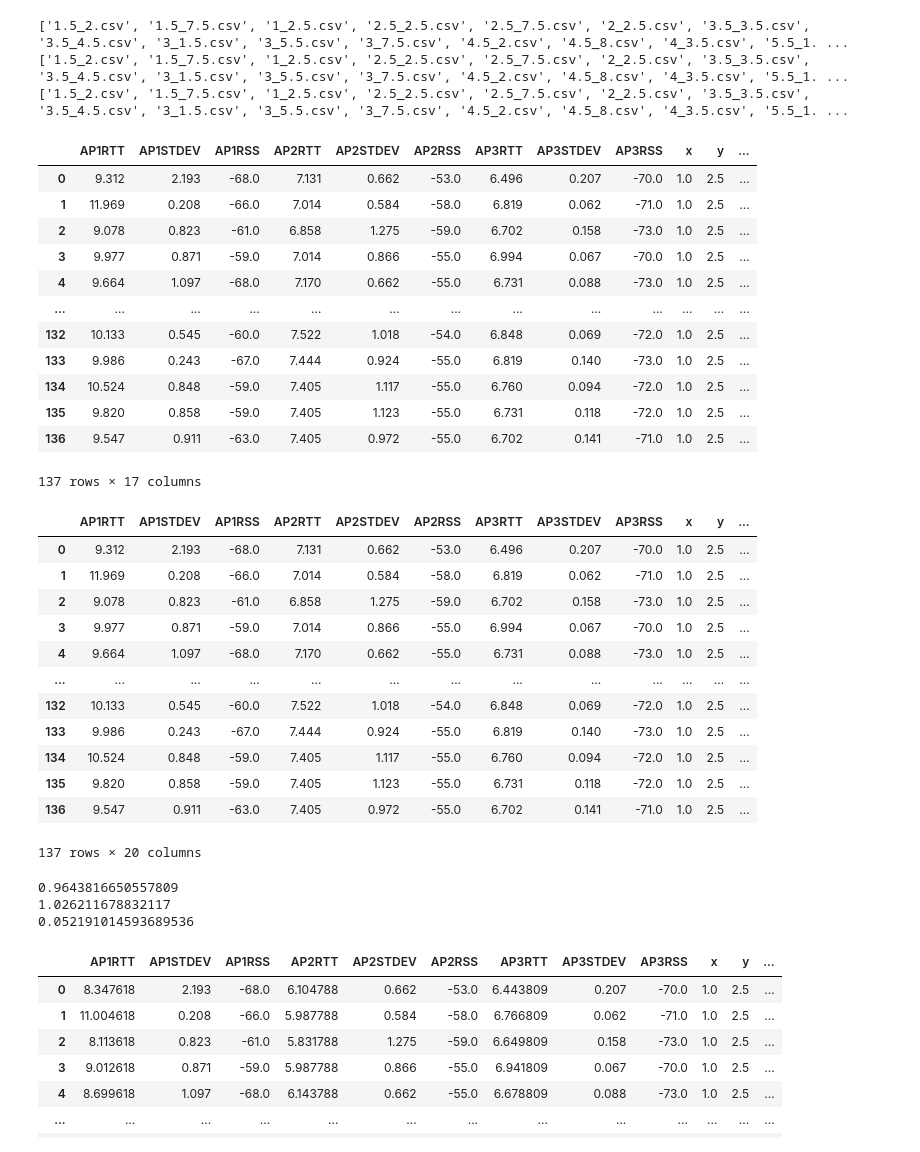
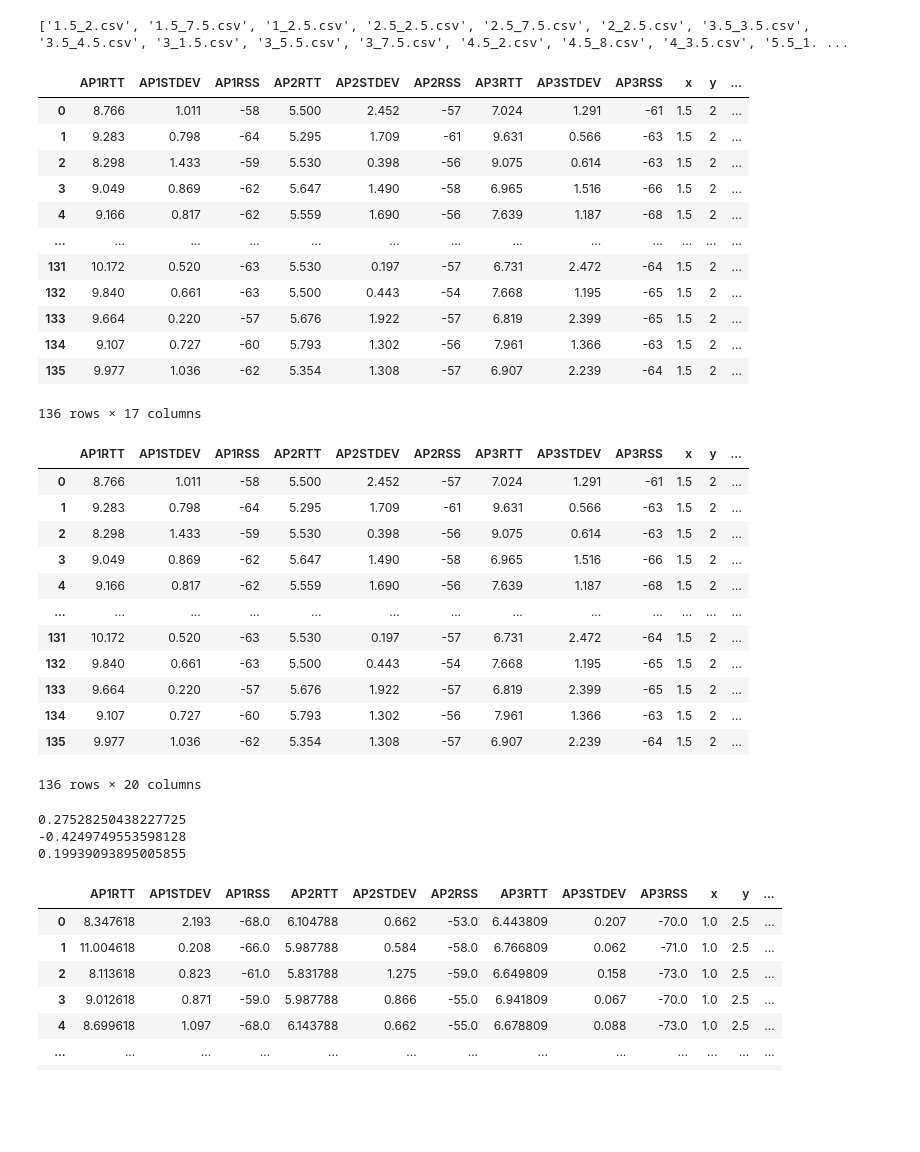
Before and after one commit to ranalila98/RTT-FIngerprinting-with-offset, a Jupyter notebook: RTT-Fingerprinting with offset/offset_updated_data.ipynb, the cells around one changed output. Cells and saved outputs as stored; diff of their text form; code cells hidden in the pictures; blank space fills up the shorter version.

```diff
--- a/RTT-Fingerprinting with offset/offset_updated_data.ipynb
+++ b/RTT-Fingerprinting with offset/offset_updated_data.ipynb
@@ -26,47 +26,45 @@ from sklearn.metrics import r2_score
 # df
 # %%
 #it is for offset code for random test data
-actual_co_ordinate = (1,2.5)
+actual_co_ordinate = (1.5,2)
 
 # Set the path to the folder containing the dataset
 data_folder = r'C:\Users\LILA\Desktop\RTT-FIngerprinting-with-offset\RTT-Fingerprinting with offset\Dataset\Random_test_data\raw'
 
 # Loop through each CSV file in the folder and read it into a DataFrame
 for file_name in os.listdir(data_folder):
      print(os.listdir(data_folder))
      if file_name.endswith('.csv'): # Check if the file is a CSV file
         file_parts = file_name[:-4].split('_') # Remove the '.csv' extension and split the filename
         if len(file_parts) < 2: # Check if there are at least two parts in the filename
             continue # Skip the file if there are not enough parts
         x, y = float(file_parts[0]), float(file_parts[1]) # Convert the two parts to floats
         if (x, y) == actual_co_ordinate: # Check if the coordinates match
             file_path = os.path.join(data_folder, file_name)
             df = pd.read_csv(file_path)
             break
 
 df = df.loc[:, ~df.columns.str.contains('^Unnamed')]
 
 # Drop rows with NaN values
 df.dropna(inplace=True)
 #print(df.head())  # Print the first 5 rows of the DataFrame
 df
 # %% [output]
 ['1.5_2.csv', '1.5_7.5.csv', '1_2.5.csv', '2.5_2.5.csv', '2.5_7.5.csv', '2_2.5.csv', '3.5_3.5.csv', '3.5_4.5.csv', '3_1.5.csv', '3_5.5.csv', '3_7.5.csv', '4.5_2.csv', '4.5_8.csv', '4_3.5.csv', '5.5_1. ...
-['1.5_2.csv', '1.5_7.5.csv', '1_2.5.csv', '2.5_2.5.csv', '2.5_7.5.csv', '2_2.5.csv', '3.5_3.5.csv', '3.5_4.5.csv', '3_1.5.csv', '3_5.5.csv', '3_7.5.csv', '4.5_2.csv', '4.5_8.csv', '4_3.5.csv', '5.5_1. ...
-['1.5_2.csv', '1.5_7.5.csv', '1_2.5.csv', '2.5_2.5.csv', '2.5_7.5.csv', '2_2.5.csv', '3.5_3.5.csv', '3.5_4.5.csv', '3_1.5.csv', '3_5.5.csv', '3_7.5.csv', '4.5_2.csv', '4.5_8.csv', '4_3.5.csv', '5.5_1. ...
 |  | AP1RTT | AP1STDEV | AP1RSS | AP2RTT | AP2STDEV | AP2RSS | AP3RTT | AP3STDEV | AP3RSS | x | y | ... |
-| 0 | 9.312 | 2.193 | -68.0 | 7.131 | 0.662 | -53.0 | 6.496 | 0.207 | -70.0 | 1.0 | 2.5 | ... |
-| 1 | 11.969 | 0.208 | -66.0 | 7.014 | 0.584 | -58.0 | 6.819 | 0.062 | -71.0 | 1.0 | 2.5 | ... |
-| 2 | 9.078 | 0.823 | -61.0 | 6.858 | 1.275 | -59.0 | 6.702 | 0.158 | -73.0 | 1.0 | 2.5 | ... |
-| 3 | 9.977 | 0.871 | -59.0 | 7.014 | 0.866 | -55.0 | 6.994 | 0.067 | -70.0 | 1.0 | 2.5 | ... |
-| 4 | 9.664 | 1.097 | -68.0 | 7.170 | 0.662 | -55.0 | 6.731 | 0.088 | -73.0 | 1.0 | 2.5 | ... |
+| 0 | 8.766 | 1.011 | -58 | 5.500 | 2.452 | -57 | 7.024 | 1.291 | -61 | 1.5 | 2 | ... |
+| 1 | 9.283 | 0.798 | -64 | 5.295 | 1.709 | -61 | 9.631 | 0.566 | -63 | 1.5 | 2 | ... |
+| 2 | 8.298 | 1.433 | -59 | 5.530 | 0.398 | -56 | 9.075 | 0.614 | -63 | 1.5 | 2 | ... |
+| 3 | 9.049 | 0.869 | -62 | 5.647 | 1.490 | -58 | 6.965 | 1.516 | -66 | 1.5 | 2 | ... |
+| 4 | 9.166 | 0.817 | -62 | 5.559 | 1.690 | -56 | 7.639 | 1.187 | -68 | 1.5 | 2 | ... |
 | ... | ... | ... | ... | ... | ... | ... | ... | ... | ... | ... | ... | ... |
-| 132 | 10.133 | 0.545 | -60.0 | 7.522 | 1.018 | -54.0 | 6.848 | 0.069 | -72.0 | 1.0 | 2.5 | ... |
-| 133 | 9.986 | 0.243 | -67.0 | 7.444 | 0.924 | -55.0 | 6.819 | 0.140 | -73.0 | 1.0 | 2.5 | ... |
-| 134 | 10.524 | 0.848 | -59.0 | 7.405 | 1.117 | -55.0 | 6.760 | 0.094 | -72.0 | 1.0 | 2.5 | ... |
-| 135 | 9.820 | 0.858 | -59.0 | 7.405 | 1.123 | -55.0 | 6.731 | 0.118 | -72.0 | 1.0 | 2.5 | ... |
-| 136 | 9.547 | 0.911 | -63.0 | 7.405 | 0.972 | -55.0 | 6.702 | 0.141 | -71.0 | 1.0 | 2.5 | ... |
+| 131 | 10.172 | 0.520 | -63 | 5.530 | 0.197 | -57 | 6.731 | 2.472 | -64 | 1.5 | 2 | ... |
+| 132 | 9.840 | 0.661 | -63 | 5.500 | 0.443 | -54 | 7.668 | 1.195 | -65 | 1.5 | 2 | ... |
+| 133 | 9.664 | 0.220 | -57 | 5.676 | 1.922 | -57 | 6.819 | 2.399 | -65 | 1.5 | 2 | ... |
+| 134 | 9.107 | 0.727 | -60 | 5.793 | 1.302 | -56 | 7.961 | 1.366 | -63 | 1.5 | 2 | ... |
+| 135 | 9.977 | 1.036 | -62 | 5.354 | 1.308 | -57 | 6.907 | 2.239 | -64 | 1.5 | 2 | ... |
-137 rows × 17 columns
+136 rows × 17 columns
 # %%
 # import pandas as pd
 
@@ -90,18 +88,18 @@ df['True_range3']=np.sqrt((df.x-df.x3)**2+(df.y-df.y3)**2)
 df
 # %% [output]
 |  | AP1RTT | AP1STDEV | AP1RSS | AP2RTT | AP2STDEV | AP2RSS | AP3RTT | AP3STDEV | AP3RSS | x | y | ... |
-| 0 | 9.312 | 2.193 | -68.0 | 7.131 | 0.662 | -53.0 | 6.496 | 0.207 | -70.0 | 1.0 | 2.5 | ... |
-| 1 | 11.969 | 0.208 | -66.0 | 7.014 | 0.584 | -58.0 | 6.819 | 0.062 | -71.0 | 1.0 | 2.5 | ... |
-| 2 | 9.078 | 0.823 | -61.0 | 6.858 | 1.275 | -59.0 | 6.702 | 0.158 | -73.0 | 1.0 | 2.5 | ... |
-| 3 | 9.977 | 0.871 | -59.0 | 7.014 | 0.866 | -55.0 | 6.994 | 0.067 | -70.0 | 1.0 | 2.5 | ... |
-| 4 | 9.664 | 1.097 | -68.0 | 7.170 | 0.662 | -55.0 | 6.731 | 0.088 | -73.0 | 1.0 | 2.5 | ... |
+| 0 | 8.766 | 1.011 | -58 | 5.500 | 2.452 | -57 | 7.024 | 1.291 | -61 | 1.5 | 2 | ... |
+| 1 | 9.283 | 0.798 | -64 | 5.295 | 1.709 | -61 | 9.631 | 0.566 | -63 | 1.5 | 2 | ... |
+| 2 | 8.298 | 1.433 | -59 | 5.530 | 0.398 | -56 | 9.075 | 0.614 | -63 | 1.5 | 2 | ... |
+| 3 | 9.049 | 0.869 | -62 | 5.647 | 1.490 | -58 | 6.965 | 1.516 | -66 | 1.5 | 2 | ... |
+| 4 | 9.166 | 0.817 | -62 | 5.559 | 1.690 | -56 | 7.639 | 1.187 | -68 | 1.5 | 2 | ... |
 | ... | ... | ... | ... | ... | ... | ... | ... | ... | ... | ... | ... | ... |
-| 132 | 10.133 | 0.545 | -60.0 | 7.522 | 1.018 | -54.0 | 6.848 | 0.069 | -72.0 | 1.0 | 2.5 | ... |
-| 133 | 9.986 | 0.243 | -67.0 | 7.444 | 0.924 | -55.0 | 6.819 | 0.140 | -73.0 | 1.0 | 2.5 | ... |
-| 134 | 10.524 | 0.848 | -59.0 | 7.405 | 1.117 | -55.0 | 6.760 | 0.094 | -72.0 | 1.0 | 2.5 | ... |
-| 135 | 9.820 | 0.858 | -59.0 | 7.405 | 1.123 | -55.0 | 6.731 | 0.118 | -72.0 | 1.0 | 2.5 | ... |
-| 136 | 9.547 | 0.911 | -63.0 | 7.405 | 0.972 | -55.0 | 6.702 | 0.141 | -71.0 | 1.0 | 2.5 | ... |
+| 131 | 10.172 | 0.520 | -63 | 5.530 | 0.197 | -57 | 6.731 | 2.472 | -64 | 1.5 | 2 | ... |
+| 132 | 9.840 | 0.661 | -63 | 5.500 | 0.443 | -54 | 7.668 | 1.195 | -65 | 1.5 | 2 | ... |
+| 133 | 9.664 | 0.220 | -57 | 5.676 | 1.922 | -57 | 6.819 | 2.399 | -65 | 1.5 | 2 | ... |
+| 134 | 9.107 | 0.727 | -60 | 5.793 | 1.302 | -56 | 7.961 | 1.366 | -63 | 1.5 | 2 | ... |
+| 135 | 9.977 | 1.036 | -62 | 5.354 | 1.308 | -57 | 6.907 | 2.239 | -64 | 1.5 | 2 | ... |
-137 rows × 20 columns
+136 rows × 20 columns
 # %%
 offset1=np.mean(df.AP1RTT-df.True_range1)
 offset2=np.mean(df.AP2RTT-df.True_range2)
@@ -110,9 +108,9 @@ print(offset1)
 print(offset2)
 print(offset3)
 # %% [output]
-0.9643816650557809
-1.026211678832117
-0.052191014593689536
+0.27528250438227725
+-0.4249749553598128
+0.19939093895005855
 # %%
 df['AP1RTT']= df['AP1RTT']-offset1
 df['AP2RTT']= df['AP2RTT']-offset2
```
Also changed, not shown: 19 other files.
